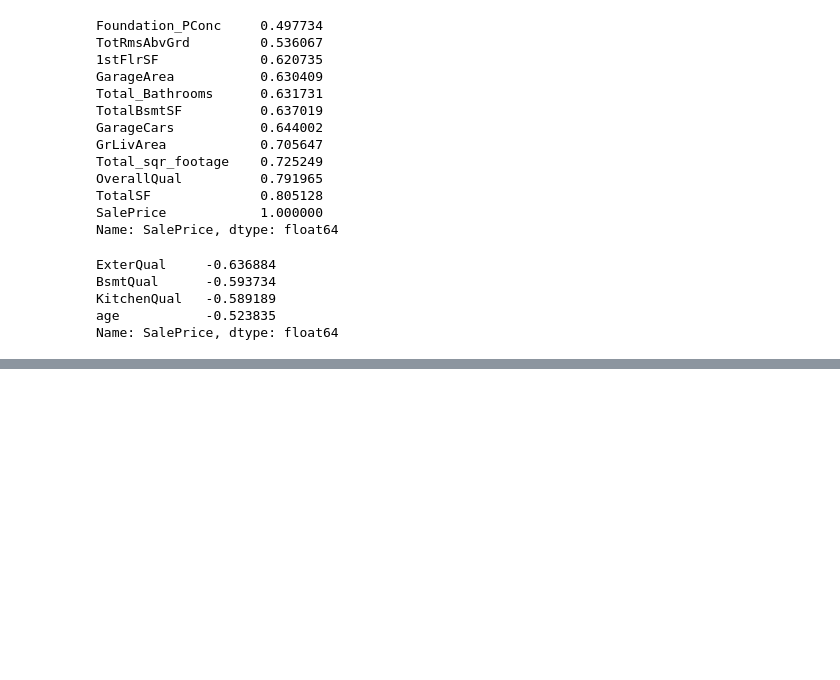
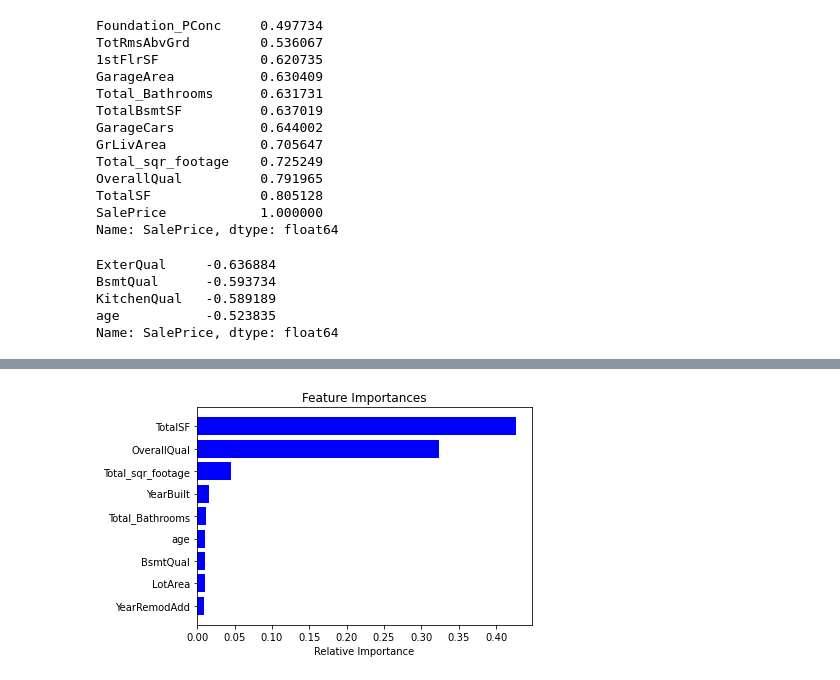
Before and after one commit to finesebastian/CS675_Midterm, a Jupyter notebook: Midterm_Project_ahmed.ipynb, the cells around one changed output, grey strips where cells are left out. Cells and saved outputs as stored; diff of their text form; code cells hidden in the pictures; blank space fills up the shorter version.

```diff
--- a/Midterm_Project_ahmed.ipynb
+++ b/Midterm_Project_ahmed.ipynb
@@ -302,0 +304,4 @@ x.head(10)
+# %%
+rand = RandomForestRegressor(random_state=42, n_estimators=65)
+rand.fit(data.drop('SalePrice',axis=1), data.SalePrice)
+rand.feature_importances_
@@ -303,3 +346,14 @@ x.head(10)
+# %%
+features = data.columns
+importances = rand.feature_importances_
+indices = np.argsort(importances)[-9:]  # top 10 features
+plt.title('Feature Importances')
+plt.barh(range(len(indices)), importances[indices], color='b', align='center')
+plt.yticks(range(len(indices)), [features[i] for i in indices])
+plt.xlabel('Relative Importance')
+plt.show()
+# %% [output]
+[figure, added]
 # %%
 x_train, x_test, y_train, y_test = train_test_split(x, y,
                                                     test_size=0.2,
```
Also changed, not shown: parts of 13 cells of this notebook.
